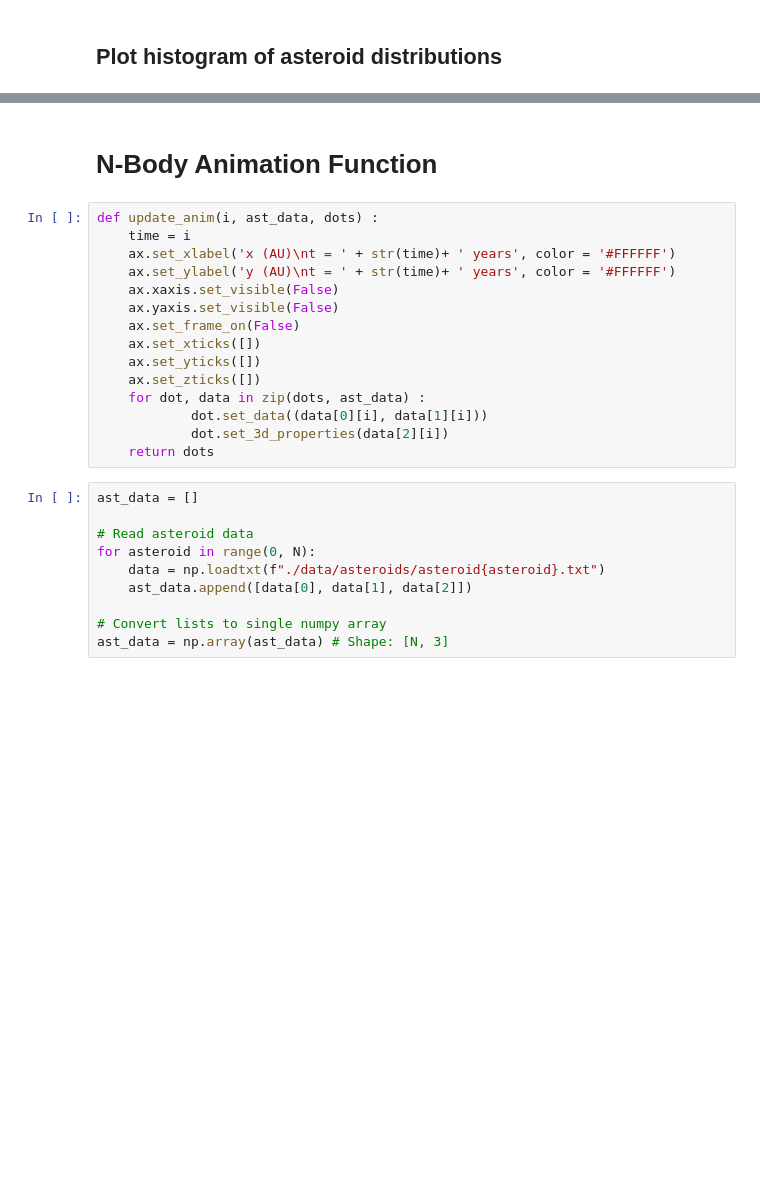
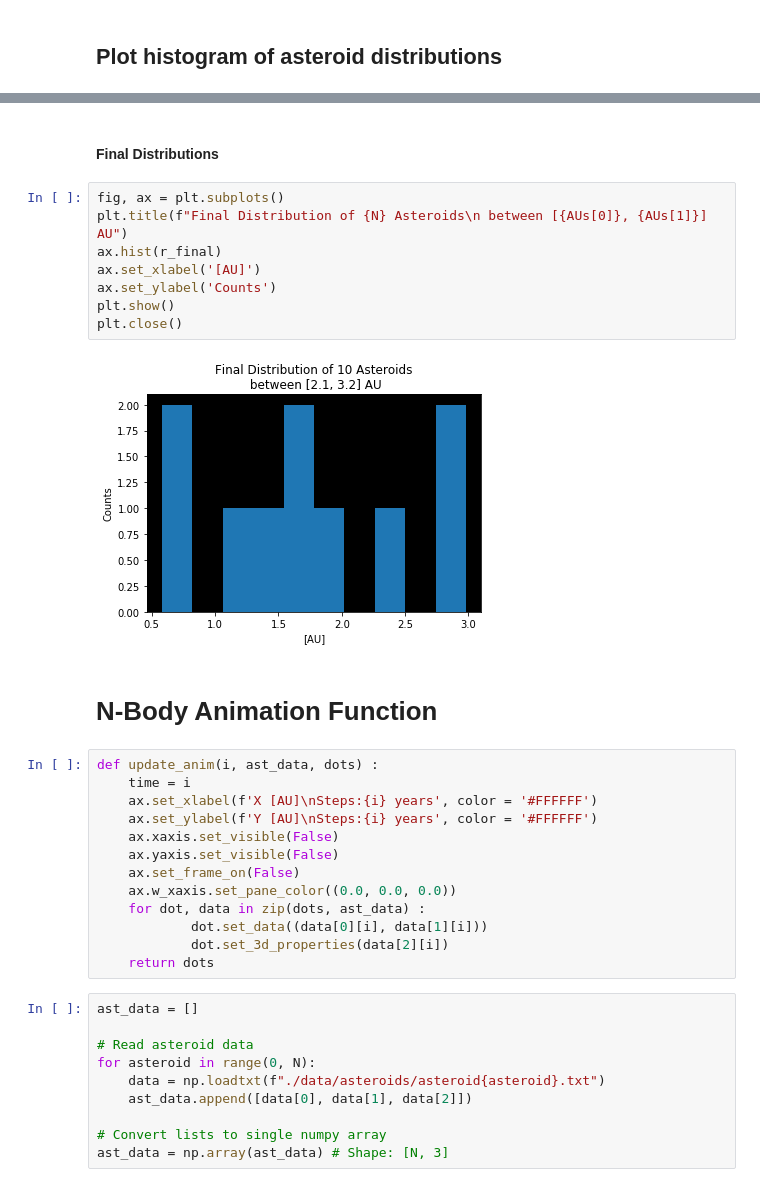
Before and after one commit to kseuro/computational_physics, a Jupyter notebook: n_body_sim/restricted_n_body_sim.ipynb, the cells around one changed output, grey strips where cells are left out. Drawn from its saved outputs; the diff is of its cells as text; blank space fills up the shorter version.

```diff
--- a/n_body_sim/restricted_n_body_sim.ipynb
+++ b/n_body_sim/restricted_n_body_sim.ipynb
@@ -420,16 +414,26 @@ del y_jup
+# %% [markdown]
+#### Final Distributions
+# %%
+fig, ax = plt.subplots()
+plt.title(f"Final Distribution of {N} Asteroids\n between [{AUs[0]}, {AUs[1]}] AU")
+ax.hist(r_final)
+ax.set_xlabel('[AU]')
+ax.set_ylabel('Counts')
+plt.show()
+plt.close()
+# %% [output]
+[figure, added]
 # %% [markdown]
 # N-Body Animation Function
 # %%
 def update_anim(i, ast_data, dots) :
     time = i
-    ax.set_xlabel('x (AU)\nt = ' + str(time)+ ' years', color = '#FFFFFF')
-    ax.set_ylabel('y (AU)\nt = ' + str(time)+ ' years', color = '#FFFFFF')
+    ax.set_xlabel(f'X [AU]\nSteps:{i} years', color = '#FFFFFF')
+    ax.set_ylabel(f'Y [AU]\nSteps:{i} years', color = '#FFFFFF')
     ax.xaxis.set_visible(False)
     ax.yaxis.set_visible(False)
     ax.set_frame_on(False)
-    ax.set_xticks([])
-    ax.set_yticks([])
-    ax.set_zticks([])
+    ax.w_xaxis.set_pane_color((0.0, 0.0, 0.0))
     for dot, data in zip(dots, ast_data) :
             dot.set_data((data[0][i], data[1][i]))
             dot.set_3d_properties(data[2][i])
```
Also changed, not shown: parts of 22 cells of this notebook, 2 other files.
